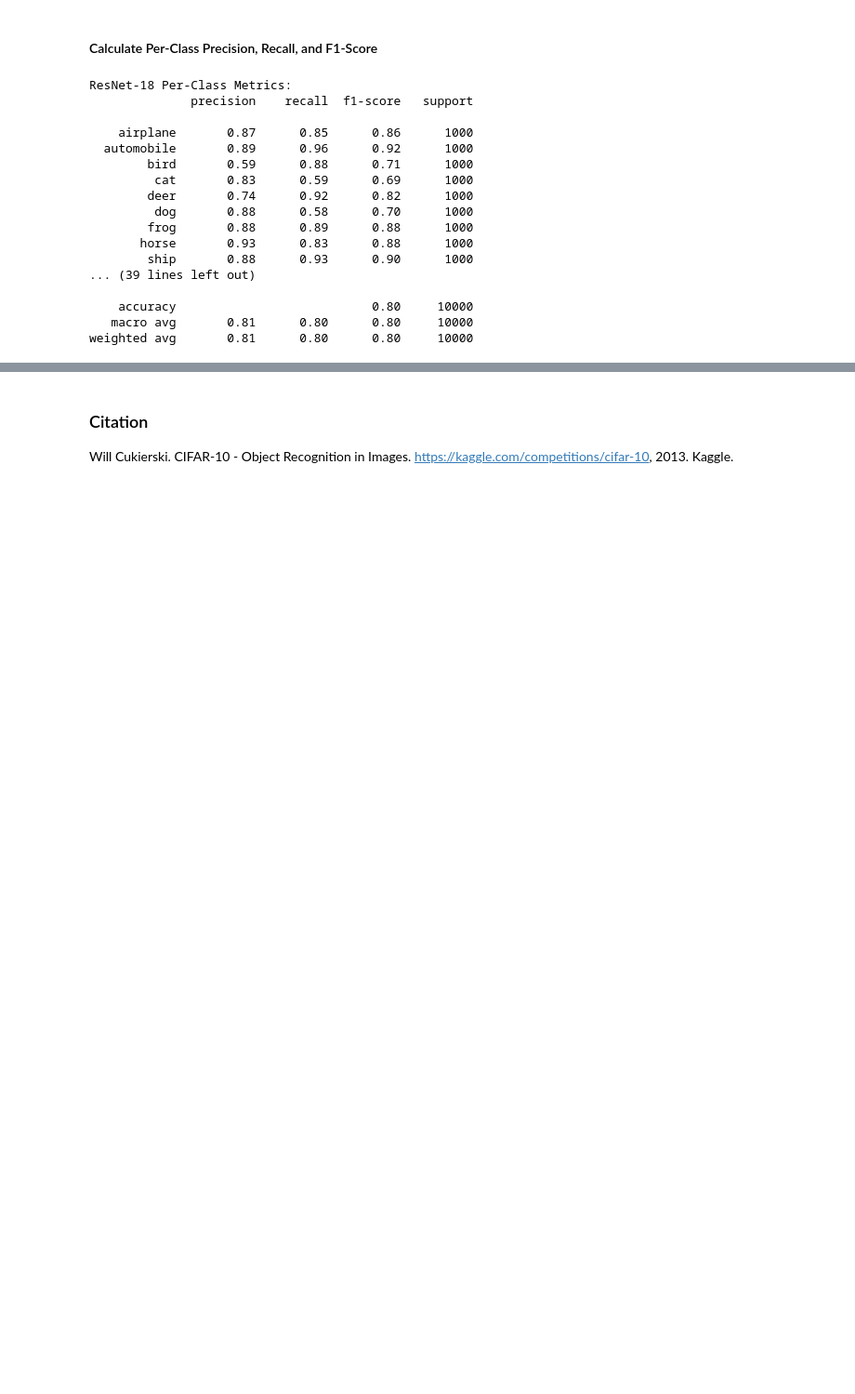
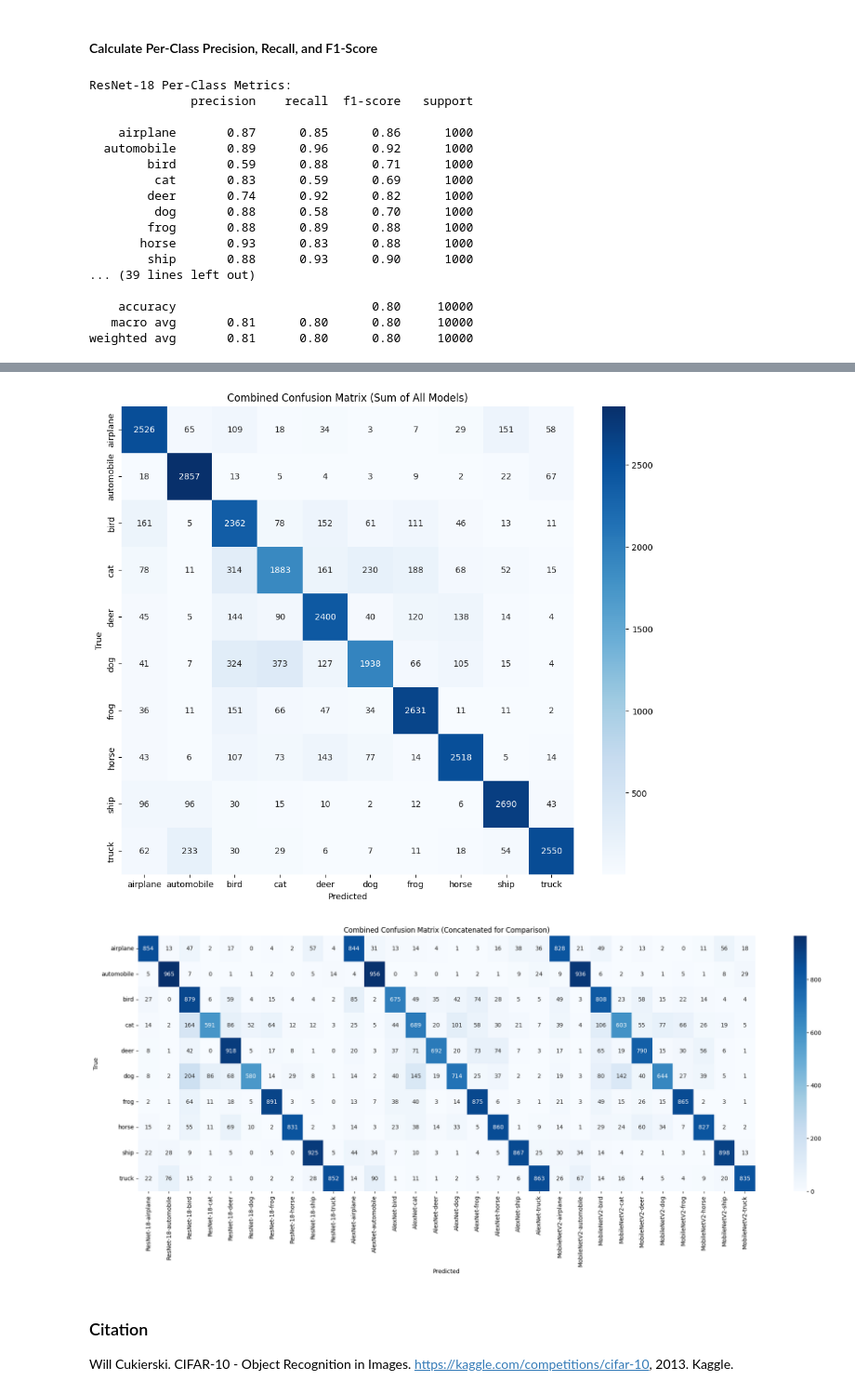
Before and after one commit to Chayonimeu/CNNs-for-image-classification, a Jupyter notebook: Final_Implementation_A2.ipynb, the cells around one changed output, grey strips where cells are left out. Shown at 93% size. Cells and saved outputs as stored; diff of their text form; code cells hidden in the pictures; blank space fills up the shorter version.

```diff
--- a/Final_Implementation_A2.ipynb
+++ b/Final_Implementation_A2.ipynb
@@ -576,3 +662,58 @@ plot_training_curves(train_acc_list, val_acc_list, metric_name='Accuracy')
+# %%
+from sklearn.metrics import confusion_matrix
+import seaborn as sns
+import pandas as pd
+import matplotlib.pyplot as plt
+import torch
+
+# Function to compute confusion matrix and return it as a DataFrame
+def get_confusion_matrix(model, test_loader, model_name):
+    model.eval()  # Set model to evaluation mode
+    all_preds = []
+    all_labels = []
+
+    with torch.no_grad():  # Disable gradient computation for testing
+        for inputs, labels in test_loader:
+            inputs, labels = inputs.to(device), labels.to(device)
+            outputs = model(inputs)
+            _, predicted = outputs.max(1)
+            all_preds.extend(predicted.cpu().numpy())
+            all_labels.extend(labels.cpu().numpy())
+
+    # Create a confusion matrix
+    cm = confusion_matrix(all_labels, all_preds)
+    cm_df = pd.DataFrame(cm, index=classes, columns=classes)
+    return cm_df
+
+# Generate confusion matrices for each model
+resnet_cm = get_confusion_matrix(resnet18_model, test_loader, 'ResNet-18')
+alexnet_cm = get_confusion_matrix(alexnet_model, test_loader, 'AlexNet')
+mobilenet_cm = get_confusion_matrix(mobilenet_model, test_loader, 'MobileNetV2')
+
+# Option 1: Summing the matrices to create a combined confusion matrix
+combined_cm_sum = resnet_cm + alexnet_cm + mobilenet_cm
+
+# Option 2: Concatenating the matrices side-by-side for comparison
+combined_cm_concat = pd.concat([resnet_cm, alexnet_cm, mobilenet_cm], axis=1, keys=['ResNet-18', 'AlexNet', 'MobileNetV2'])
+
+# Plot the combined confusion matrix (summed)
+plt.figure(figsize=(12, 10))
+sns.heatmap(combined_cm_sum, annot=True, fmt='d', cmap='Blues')
+plt.title('Combined Confusion Matrix (Sum of All Models)')
+plt.xlabel('Predicted')
+plt.ylabel('True')
+plt.show()
+
+# Plot the combined matrix (concatenated)
+plt.figure(figsize=(24, 8))
+sns.heatmap(combined_cm_concat, annot=True, fmt='d', cmap='Blues')
+plt.title('Combined Confusion Matrix (Concatenated for Comparison)')
+plt.xlabel('Predicted')
+plt.ylabel('True')
+plt.show()
+# %% [output]
+[figure, added]
+[figure, added]
 # %% [markdown]
 ### Citation
 Will Cukierski. CIFAR-10 - Object Recognition in Images. https://kaggle.com/competitions/cifar-10, 2013. Kaggle.
```
Also changed, not shown: parts of 4 cells of this notebook.
